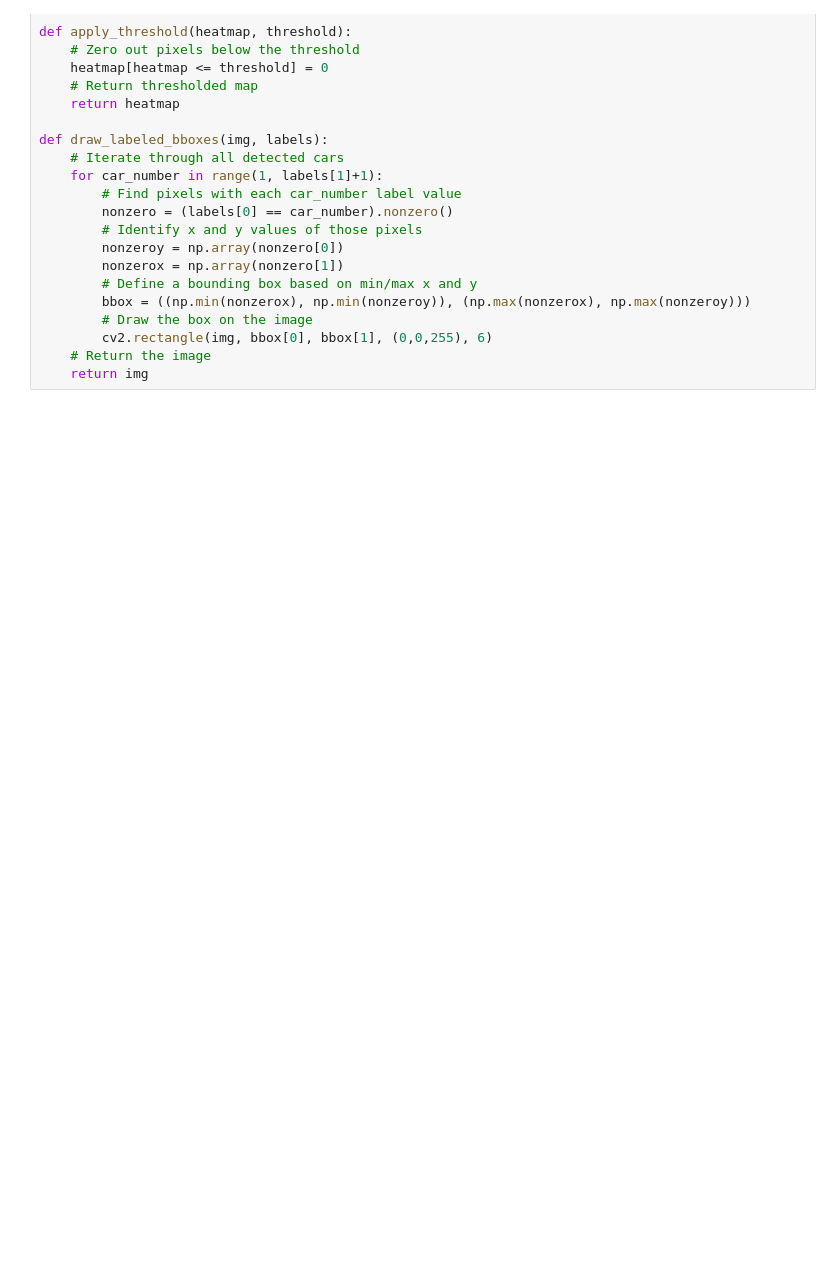
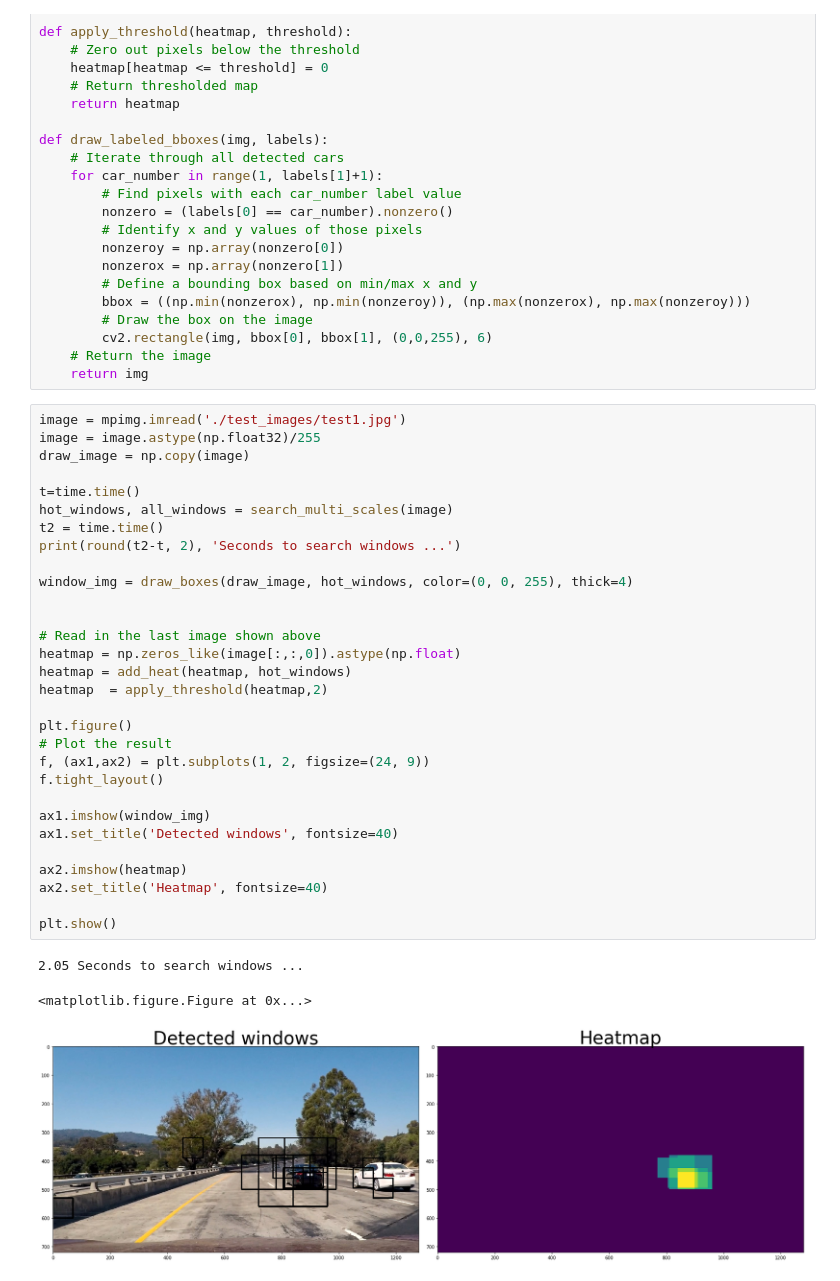
Before and after one commit to echotor/CarND-Vehicle-Detection, a Jupyter notebook: ProjectSolution.ipynb, the cells around one changed output. Cells and saved outputs as stored; diff of their text form; blank space fills up the shorter version.

```diff
--- a/ProjectSolution.ipynb
+++ b/ProjectSolution.ipynb
@@ -729,3 +755,37 @@ def draw_labeled_bboxes(img, labels):
         cv2.rectangle(img, bbox[0], bbox[1], (0,0,255), 6)
     # Return the image
     return img
+# %%
+image = mpimg.imread('./test_images/test1.jpg')
+image = image.astype(np.float32)/255
+draw_image = np.copy(image)
+
+t=time.time()
+hot_windows, all_windows = search_multi_scales(image)
+t2 = time.time()
+print(round(t2-t, 2), 'Seconds to search windows ...')
+
+window_img = draw_boxes(draw_image, hot_windows, color=(0, 0, 255), thick=4)
+
+
+# Read in the last image shown above
+heatmap = np.zeros_like(image[:,:,0]).astype(np.float)
+heatmap = add_heat(heatmap, hot_windows)
+heatmap  = apply_threshold(heatmap,2)
+
+plt.figure()
+# Plot the result
+f, (ax1,ax2) = plt.subplots(1, 2, figsize=(24, 9))
+f.tight_layout()
+
+ax1.imshow(window_img)
+ax1.set_title('Detected windows', fontsize=40)
+
+ax2.imshow(heatmap)
+ax2.set_title('Heatmap', fontsize=40)
+
+plt.show()
+# %% [output]
+2.05 Seconds to search windows ...
+<matplotlib.figure.Figure at 0x...>
+[figure, added]
```
Also changed, not shown: parts of 17 cells of this notebook, 18 other files.
